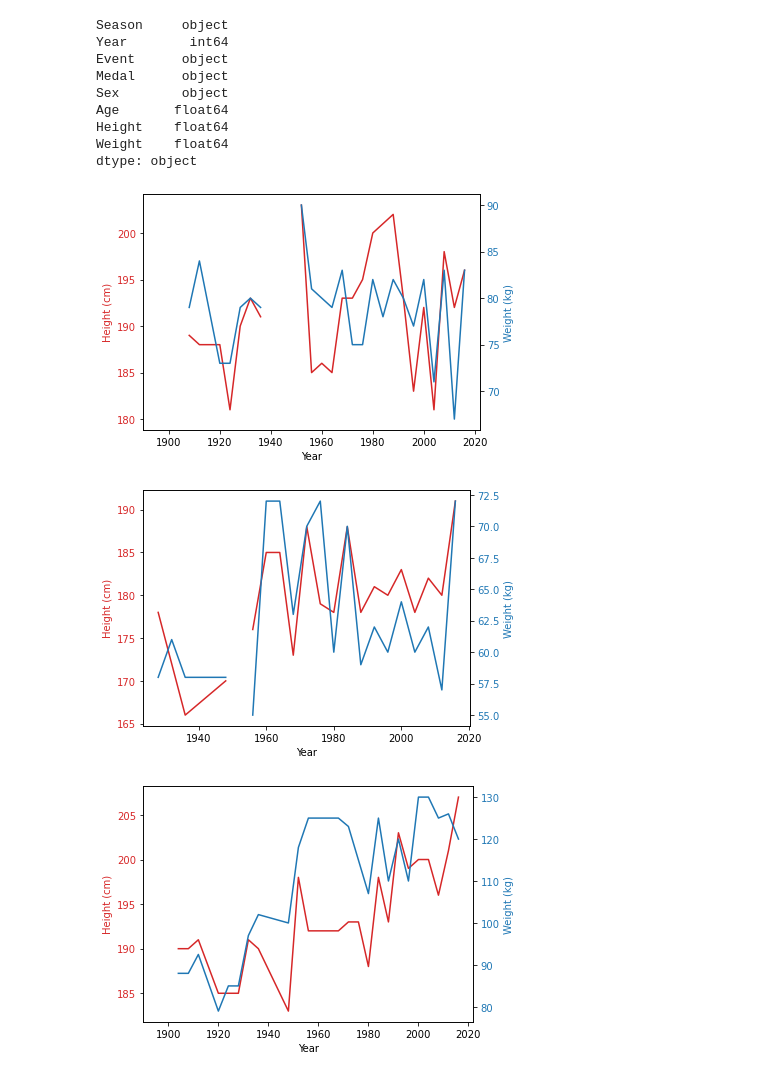
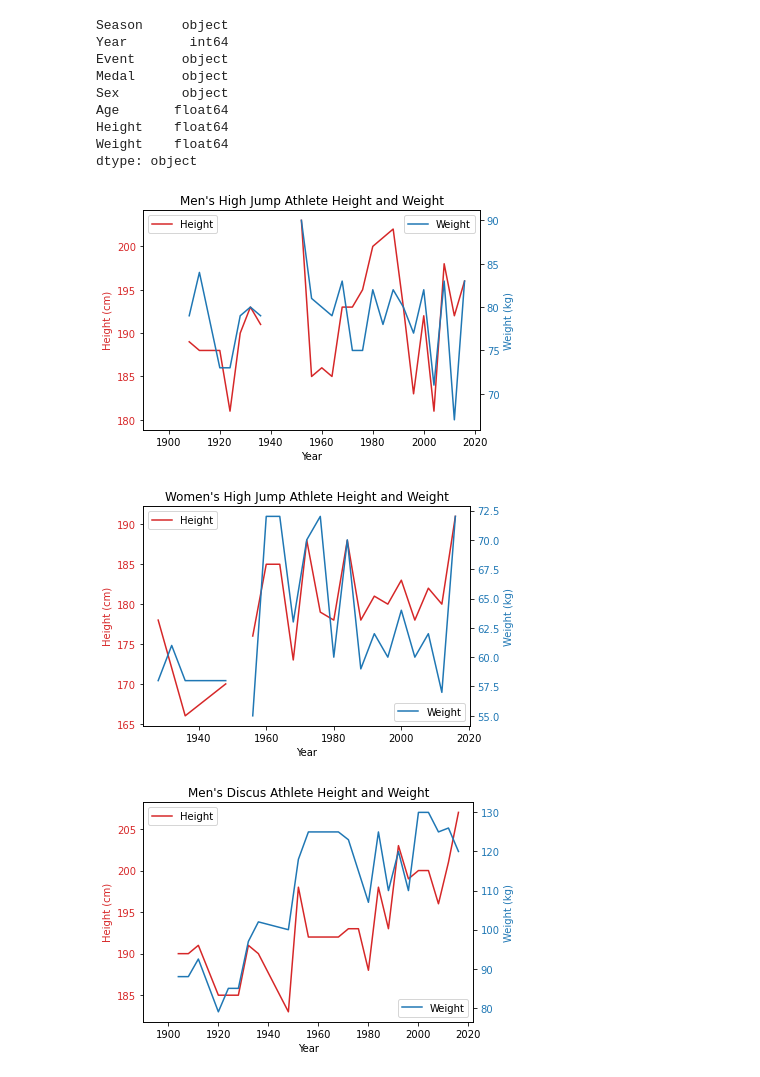
Before and after one commit to dstagner63/Project1, a Jupyter notebook: Athletes Physical Attributes .ipynb, the cells around one changed output. Saved outputs shown, nothing was run; the diff lists cells and outputs as text; code cells hidden in the pictures.

```diff
--- a/Athletes Physical Attributes .ipynb
+++ b/Athletes Physical Attributes .ipynb
@@ -68,41 +68,46 @@ fig, ax1 = plt.subplots()
 color = 'tab:red'
 ax1.set_xlabel('Year')
 ax1.set_ylabel('Height (cm)', color=color)
-ax1.plot(m_highjump_df["Year"], m_highjump_df["Height"], color=color)
+ax1.plot(m_highjump_df["Year"], m_highjump_df["Height"], color=color, label="Height")
 ax1.tick_params(axis='y', labelcolor=color)
+plt.legend(loc="upper left")
 
 ax2 = ax1.twinx()  # instantiate a second axes that shares the same x-axis
 
 color = 'tab:blue'
 ax2.set_ylabel('Weight (kg)', color=color)  # we already handled the x-label with ax1
-ax2.plot(m_highjump_df["Year"], m_highjump_df["Weight"], color=color)
+ax2.plot(m_highjump_df["Year"], m_highjump_df["Weight"], color=color, label="Weight")
 ax2.tick_params(axis='y', labelcolor=color)
-
+plt.legend(loc="upper right")
+plt.title("Men's High Jump Athlete Height and Weight")
 fig.tight_layout()  # otherwise the right y-label is slightly clipped
+plt.savefig("Output/Men's High Jump Height and Weights.png")
 plt.show()
 # %% [output]
-[figure, old version]
+[figure, new version]
 # %%
 #Plot womens athlete attributes for the high jump
 fig, ax1 = plt.subplots()
 
 color = 'tab:red'
 ax1.set_xlabel('Year')
 ax1.set_ylabel('Height (cm)', color=color)
-ax1.plot(w_highjump_df["Year"], w_highjump_df["Height"], color=color)
+ax1.plot(w_highjump_df["Year"], w_highjump_df["Height"], color=color, label="Height")
 ax1.tick_params(axis='y', labelcolor=color)
-
+plt.legend(loc="upper left")
 ax2 = ax1.twinx()  # instantiate a second axes that shares the same x-axis
 
 color = 'tab:blue'
 ax2.set_ylabel('Weight (kg)', color=color)  # we already handled the x-label with ax1
-ax2.plot(w_highjump_df["Year"], w_highjump_df["Weight"], color=color)
+ax2.plot(w_highjump_df["Year"], w_highjump_df["Weight"], color=color, label="Weight")
 ax2.tick_params(axis='y', labelcolor=color)
-
+plt.legend(loc="lower right")
+plt.title("Women's High Jump Athlete Height and Weight")
 fig.tight_layout()  # otherwise the right y-label is slightly clipped
+plt.savefig("Output/Woen's High Jump Height and Weights.png")
 plt.show()
 # %% [output]
-[figure, old version]
+[figure, new version]
 # %%
 #Plot mens athlete attributes for the discus throw
 fig, ax1 = plt.subplots()
@@ -110,20 +115,22 @@ fig, ax1 = plt.subplots()
 color = 'tab:red'
 ax1.set_xlabel('Year')
 ax1.set_ylabel('Height (cm)', color=color)
-ax1.plot(m_discus_df["Year"], m_discus_df["Height"], color=color)
+ax1.plot(m_discus_df["Year"], m_discus_df["Height"], color=color, label="Height")
 ax1.tick_params(axis='y', labelcolor=color)
-
+plt.legend(loc="upper left")
 ax2 = ax1.twinx()  # instantiate a second axes that shares the same x-axis
 
 color = 'tab:blue'
 ax2.set_ylabel('Weight (kg)', color=color)  # we already handled the x-label with ax1
-ax2.plot(m_discus_df["Year"], m_discus_df["Weight"], color=color)
+ax2.plot(m_discus_df["Year"], m_discus_df["Weight"], color=color, label="Weight")
 ax2.tick_params(axis='y', labelcolor=color)
-
+plt.legend(loc="lower right")
+plt.title("Men's Discus Athlete Height and Weight")
 fig.tight_layout()  # otherwise the right y-label is slightly clipped
+plt.savefig("Output/Men's Discus Height and Weights.png")
 plt.show()
 # %% [output]
-[figure, old version]
+[figure, new version]
 # %%
 #Plot womens athlete attributes for the discus throw
 fig, ax1 = plt.subplots()
```
Also changed, not shown: parts of 7 cells of this notebook, 10 other files.
